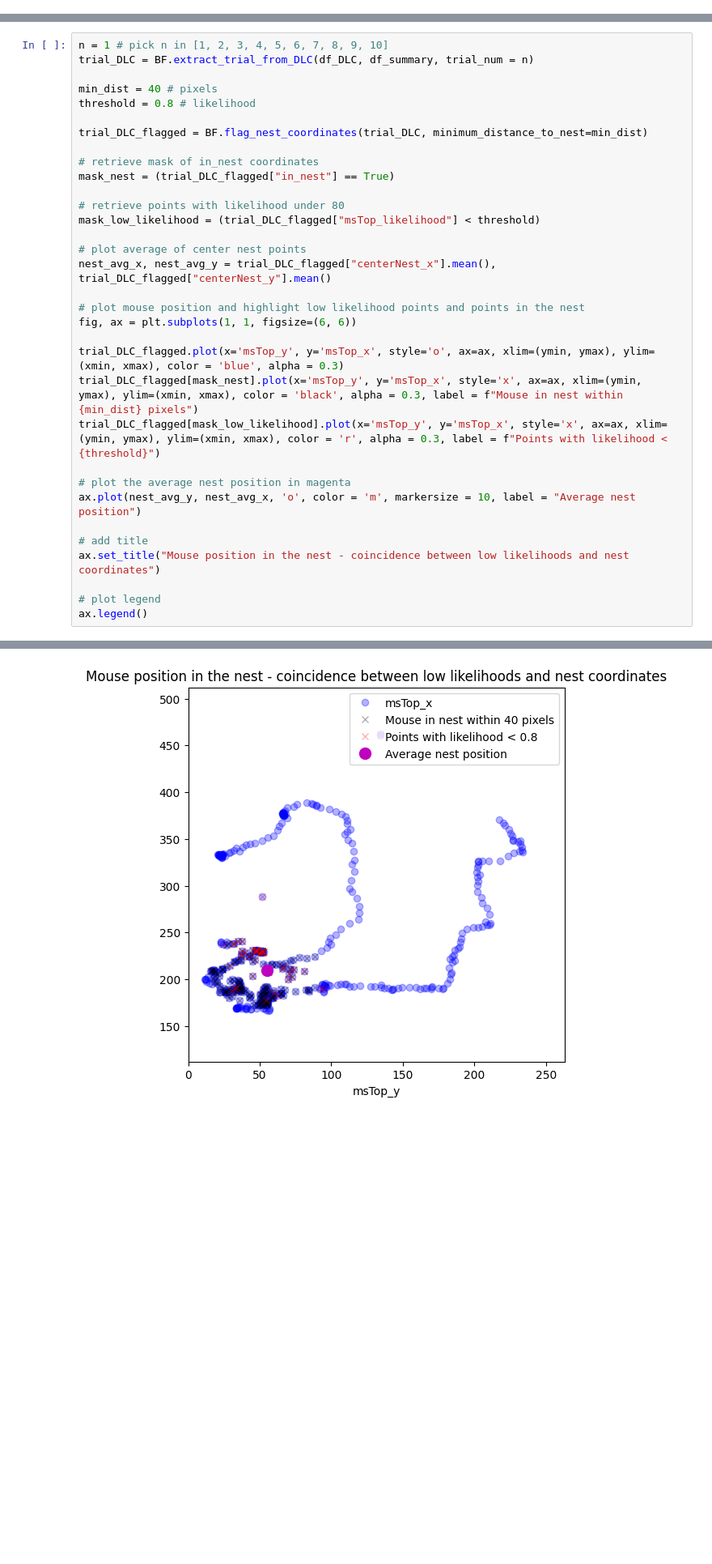
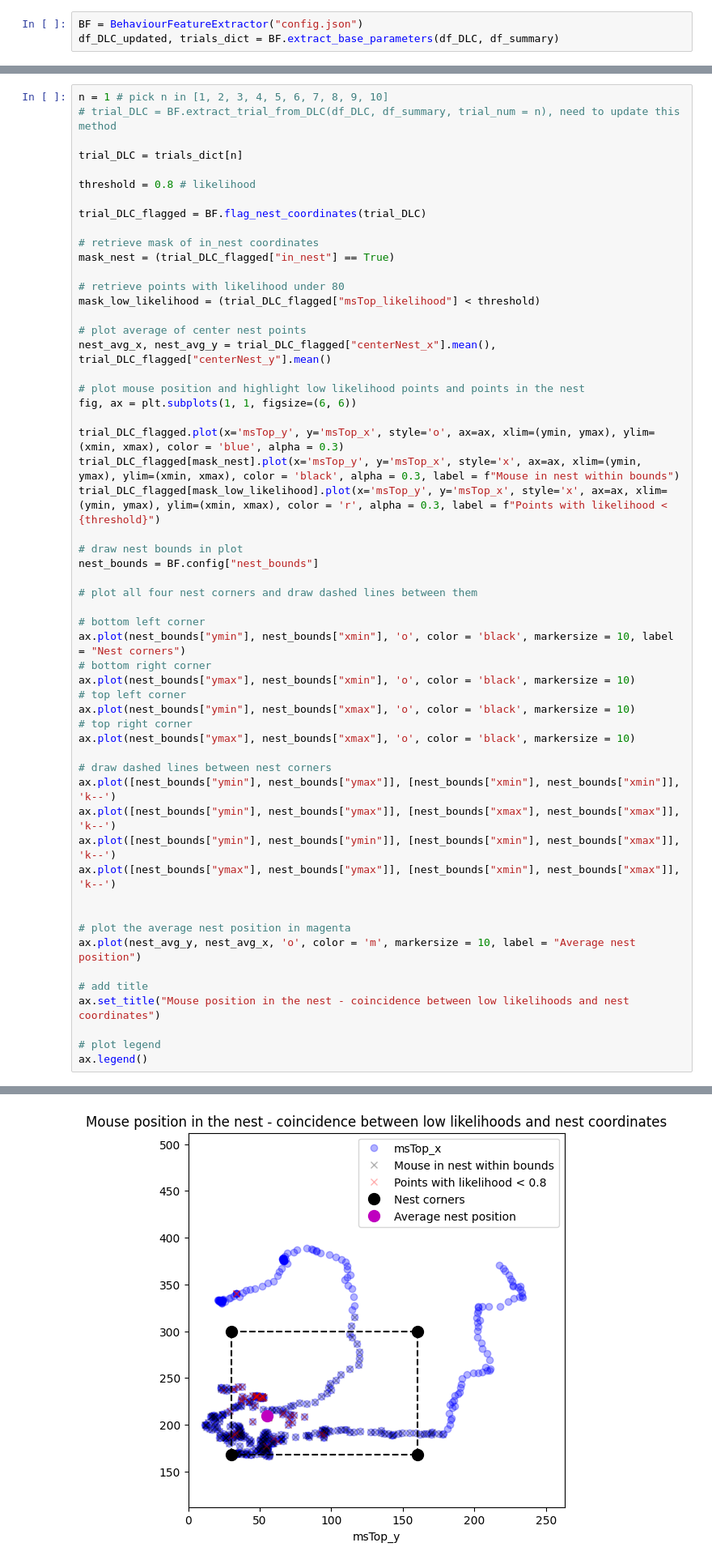
Before and after one commit to danaebroustail/Project, a Jupyter notebook: toolbox_notebook.ipynb, the cells around one changed output, grey strips where cells are left out. Shown: that part at 81% size. Drawn from its saved outputs; the diff is of its cells as text; blank space fills up the shorter version.

```diff
--- a/toolbox_notebook.ipynb
+++ b/toolbox_notebook.ipynb
@@ -46,3 +46,6 @@ day1_data = DL.get_data_for_experiment(mouse_id = "MBI5335RR",
 # fill out dataframes
 df_summary = day1_data['Behavior']['df_summary']
 df_DLC = day1_data['Behavior']['df_dlc']
+# %%
+BF = BehaviourFeatureExtractor("config.json")
+df_DLC_updated, trials_dict = BF.extract_base_parameters(df_DLC, df_summary)
@@ -86,40 +105,62 @@ trial_1_DLC.plot(x='pup_y', y='pup_x', style='o', ax=ax,xlim=(ymin, ymax), ylim=
 Visualization noisy data points and comparing with nest coordinates
 # %%
 n = 1 # pick n in [1, 2, 3, 4, 5, 6, 7, 8, 9, 10]
-trial_DLC = BF.extract_trial_from_DLC(df_DLC, df_summary, trial_num = n)
+# trial_DLC = BF.extract_trial_from_DLC(df_DLC, df_summary, trial_num = n), need to update this method
 
-min_dist = 40 # pixels
+trial_DLC = trials_dict[n]
+
 threshold = 0.8 # likelihood
 
-trial_DLC_flagged = BF.flag_nest_coordinates(trial_DLC, minimum_distance_to_nest=min_dist)
+trial_DLC_flagged = BF.flag_nest_coordinates(trial_DLC)
 
 # retrieve mask of in_nest coordinates
 mask_nest = (trial_DLC_flagged["in_nest"] == True)
 
 # retrieve points with likelihood under 80
 mask_low_likelihood = (trial_DLC_flagged["msTop_likelihood"] < threshold)
 
 # plot average of center nest points
 nest_avg_x, nest_avg_y = trial_DLC_flagged["centerNest_x"].mean(), trial_DLC_flagged["centerNest_y"].mean()
 
 # plot mouse position and highlight low likelihood points and points in the nest
 fig, ax = plt.subplots(1, 1, figsize=(6, 6))
 
 trial_DLC_flagged.plot(x='msTop_y', y='msTop_x', style='o', ax=ax, xlim=(ymin, ymax), ylim=(xmin, xmax), color = 'blue', alpha = 0.3)
-trial_DLC_flagged[mask_nest].plot(x='msTop_y', y='msTop_x', style='x', ax=ax, xlim=(ymin, ymax), ylim=(xmin, xmax), color = 'black', alpha = 0.3, label = f"Mouse in nest within {min_dist} pixels")
+trial_DLC_flagged[mask_nest].plot(x='msTop_y', y='msTop_x', style='x', ax=ax, xlim=(ymin, ymax), ylim=(xmin, xmax), color = 'black', alpha = 0.3, label = f"Mouse in nest within bounds")
 trial_DLC_flagged[mask_low_likelihood].plot(x='msTop_y', y='msTop_x', style='x', ax=ax, xlim=(ymin, ymax), ylim=(xmin, xmax), color = 'r', alpha = 0.3, label = f"Points with likelihood < {threshold}")
+
+# draw nest bounds in plot
+nest_bounds = BF.config["nest_bounds"]
+
+# plot all four nest corners and draw dashed lines between them
+
+# bottom left corner
+ax.plot(nest_bounds["ymin"], nest_bounds["xmin"], 'o', color = 'black', markersize = 10, label = "Nest corners")
+# bottom right corner
+ax.plot(nest_bounds["ymax"], nest_bounds["xmin"], 'o', color = 'black', markersize = 10)
+# top left corner
+ax.plot(nest_bounds["ymin"], nest_bounds["xmax"], 'o', color = 'black', markersize = 10)
+# top right corner
+ax.plot(nest_bounds["ymax"], nest_bounds["xmax"], 'o', color = 'black', markersize = 10)
+
+# draw dashed lines between nest corners
+ax.plot([nest_bounds["ymin"], nest_bounds["ymax"]], [nest_bounds["xmin"], nest_bounds["xmin"]], 'k--')
+ax.plot([nest_bounds["ymin"], nest_bounds["ymax"]], [nest_bounds["xmax"], nest_bounds["xmax"]], 'k--')
+ax.plot([nest_bounds["ymin"], nest_bounds["ymin"]], [nest_bounds["xmin"], nest_bounds["xmax"]], 'k--')
+ax.plot([nest_bounds["ymax"], nest_bounds["ymax"]], [nest_bounds["xmin"], nest_bounds["xmax"]], 'k--')
+
 
 # plot the average nest position in magenta
 ax.plot(nest_avg_y, nest_avg_x, 'o', color = 'm', markersize = 10, label = "Average nest position")
 
 # add title
 ax.set_title("Mouse position in the nest - coincidence between low likelihoods and nest coordinates")
 
 # plot legend
 ax.legend()
 # %% [output]
 <matplotlib.legend.Legend at 0x...>
-[figure, old version]
+[figure, new version]
 # %% [markdown]
 Visualizing interpolated points
 # %%
```
Also changed, not shown: parts of 3 cells of this notebook, 2 other files.
